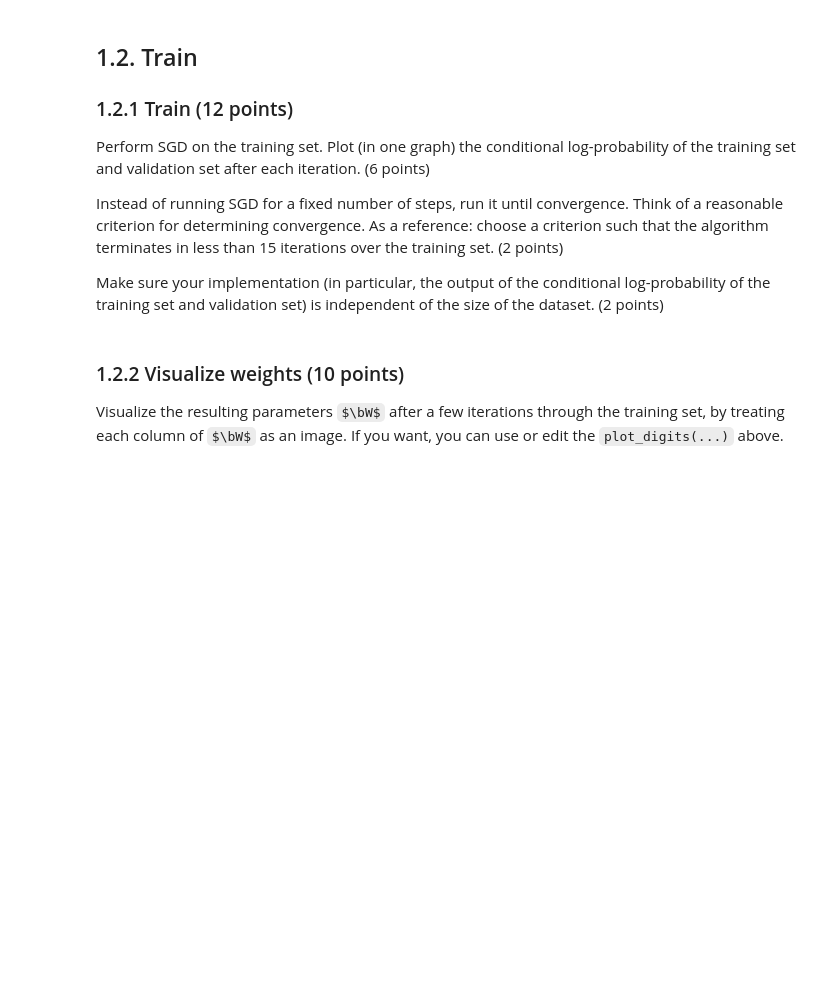
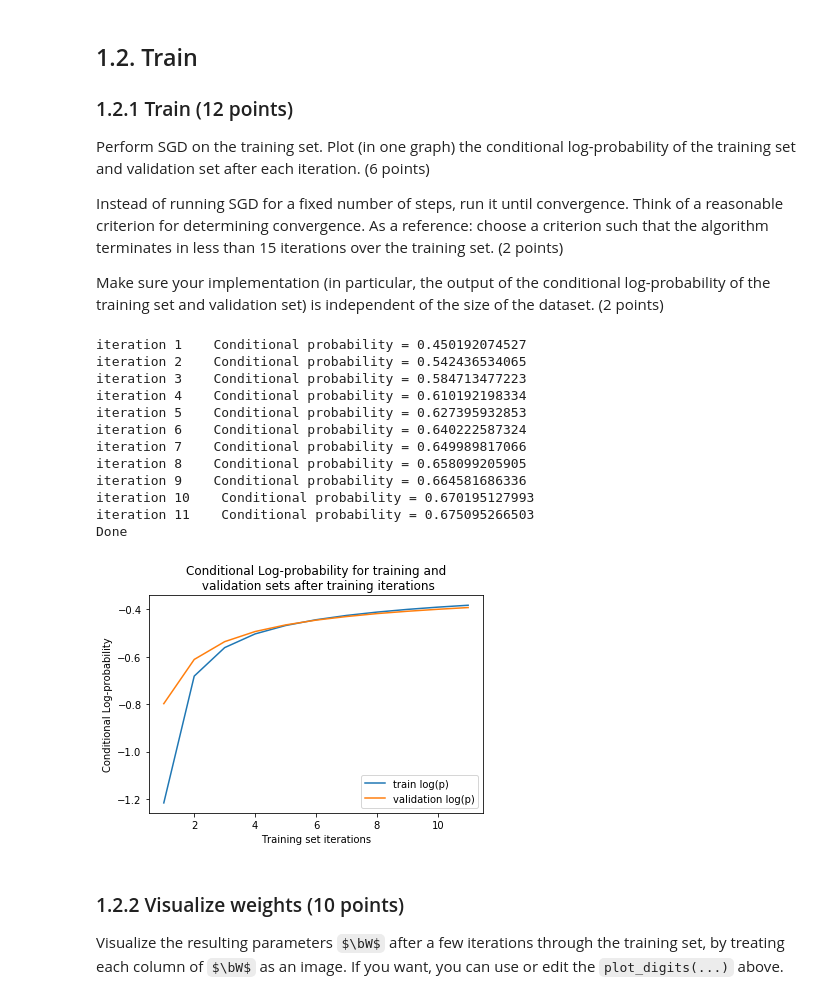
Before and after one commit to NILOIDE/ML1, a Jupyter notebook: lab2/lab2.ipynb, the cells around one changed output. Drawn from its saved outputs; the diff is of its cells as text; code cells hidden in the pictures; some formulas as TeX source; blank space fills up the shorter version.

```diff
--- a/lab2/lab2.ipynb
+++ b/lab2/lab2.ipynb
@@ -420,68 +438,79 @@ def test_sgd(x_train, t_train, x_valid, t_valid, w, b):
     log_p = np.NINF
     logp_iter = np.log(0.01)
     max_iter = 15
-    iter = 1
+    iter = 0
     logp_train_list = []
     logp_valid_list = []
-#     while(logp_iter < np.log(0.90) and iter <= max_iter):
-    while(iter <= max_iter):
+    while(iter < max_iter):
         logp_train, w, b = sgd_iter(x_train, t_train, w, b)
         logp_train_list.append(logp_train)
+        iter += 1
+
+        # Calculate logp for every data point in validation set
         log_p = np.mean(logp_train)
         logq = np.dot(w.T, x_valid.T)
         b_m = np.tile(b.T,(x_valid.shape[0],1)).T
         logq += b_m
-#         hot_t = np.zeros((x_valid.shape[0], 10))
-#         hot_t[np.arange(10), t_valid] = 1.0
-#         xt = hot_t.cdot(x_valid)
-#         print(xt.shape)
-
-#         print(t_valid.shape)
-#         print(logq.shape)
-#         print(np.shape(logq[np.arange(10), t_valid.T]))
         logp_items = np.zeros((logq.shape[1]))
         logp_iter = 0
-        for i in range(logq.shape[1]):
-            a = np.max(logq[:,i])
-            Z = sum(np.exp(logq[:,i]))
-            Za = a + np.log(sum(np.exp(logq[:,i] - a)))
-            logp = logq[:,i] - (Za)
-            logp = logp.T
-            logp_iter += logp[t_valid[i]]
-            logp_items[i] = logp[t_valid[i]]
-        logp_iter /= x_valid.shape[0]
+
+        # Do the logsum trick for the entire validation set's of softmax operations
+        c = logq.max(0)
+        c_m = np.tile(c.T,(logq.shape[0],1))
+        x_minus_c = logq - c_m
+        logsum = np.log(sum(np.exp(x_minus_c),axis=0))
+        Zc = c + logsum
+        Zc_m = np.tile(Zc,(logq.shape[0],1))
+        logp = logq - Zc_m
+        logp = logp.T
+        logp_items = logp[np.arange(len(logp)), t_valid]
+        logp_iter = np.mean(logp_items)
         print("iteration", iter, "   Conditional probability =", np.exp(logp_iter))
         logp_valid_list.append(logp_iter)
-        iter += 1
 
         #If the probability difference between the last 2 train set iterations has not improved the
         # validation probability by more than 0.5% -> converged
         if iter > 2:
             if np.exp(logp_valid_list[-1]) - np.exp(logp_valid_list[-2]) < 0.005:
                 items = np.array(logp_items)
+                # Create an array with the top 8 digits
                 top_8_i = np.argsort(items)[-8:]
                 top_8 = [[x_valid[i,:] for i in top_8_i]]
                 top_8.append([t_valid[i] for i in top_8_i])
-
+                # Create an array with the worst 8 digits
                 worst_8_i = np.argsort(items)[:8]
                 worst_8 = [[x_valid[i,:] for i in worst_8_i]]
                 worst_8.append([t_valid[i] for i in worst_8_i])
                 break
 
     print("Done")
     x_axis = list(range(1,len(logp_valid_list)+1))
     plt.plot(x_axis, logp_train_list, label="train log(p)")
     plt.plot(x_axis, logp_valid_list, label="validation log(p)")
     plt.legend()
     plt.xlabel("Training set iterations")
     plt.ylabel("Conditional Log-probability")
     plt.title("Conditional Log-probability for training and\n validation sets after training iterations")
     return w,b, worst_8, top_8
 
 np.random.seed(1243)
 w = np.zeros((28*28, 10))
 b = np.zeros(10)
 w,b,worst_8,top_8 = test_sgd(x_train, t_train, x_valid, t_valid, w, b)
+# %% [output]
+iteration 1    Conditional probability = 0.450192074527
+iteration 2    Conditional probability = 0.542436534065
+iteration 3    Conditional probability = 0.584713477223
+iteration 4    Conditional probability = 0.610192198334
+iteration 5    Conditional probability = 0.627395932853
+iteration 6    Conditional probability = 0.640222587324
+iteration 7    Conditional probability = 0.649989817066
+iteration 8    Conditional probability = 0.658099205905
+iteration 9    Conditional probability = 0.664581686336
+iteration 10    Conditional probability = 0.670195127993
+iteration 11    Conditional probability = 0.675095266503
+Done
+[figure, added]
 # %%
 # Hidden tests for efficiency
 # %% [markdown]
```
Also changed, not shown: parts of 23 cells of this notebook.
